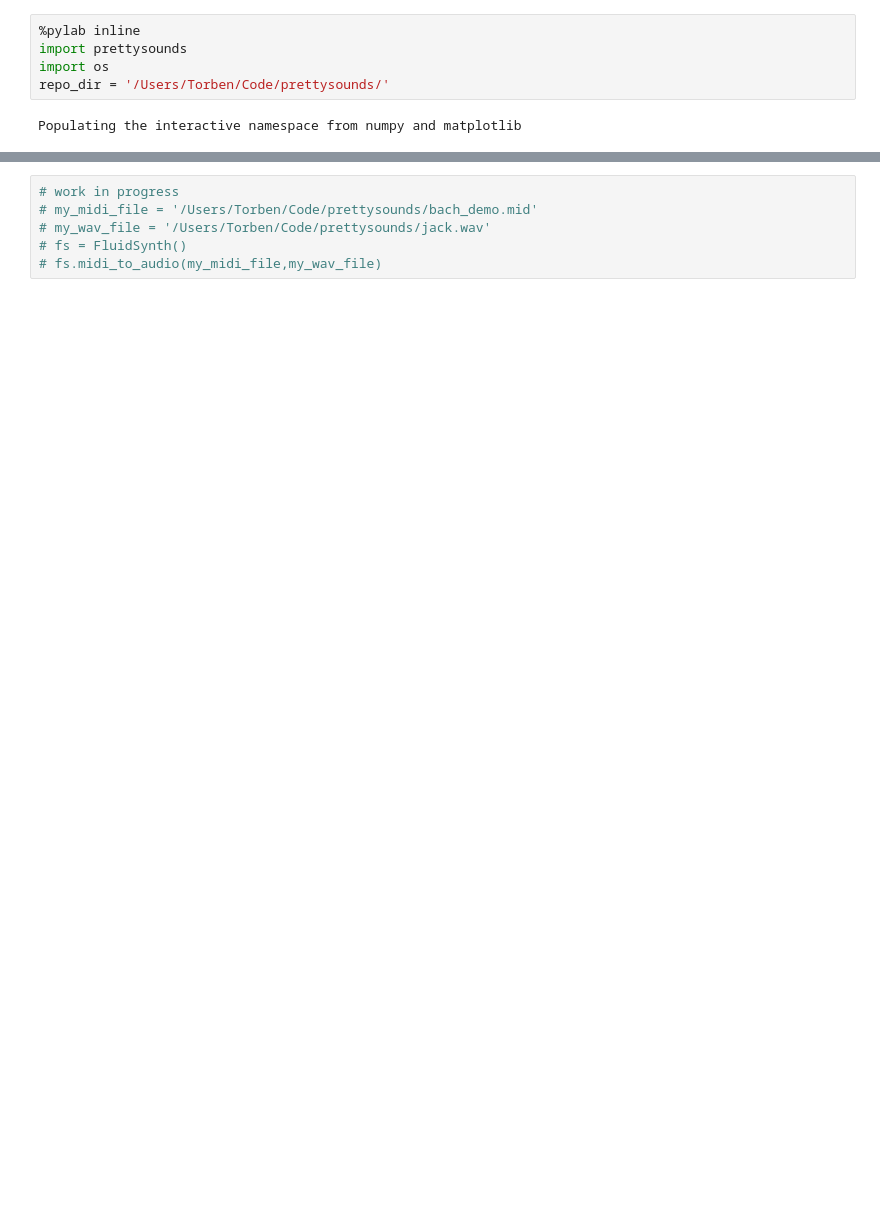
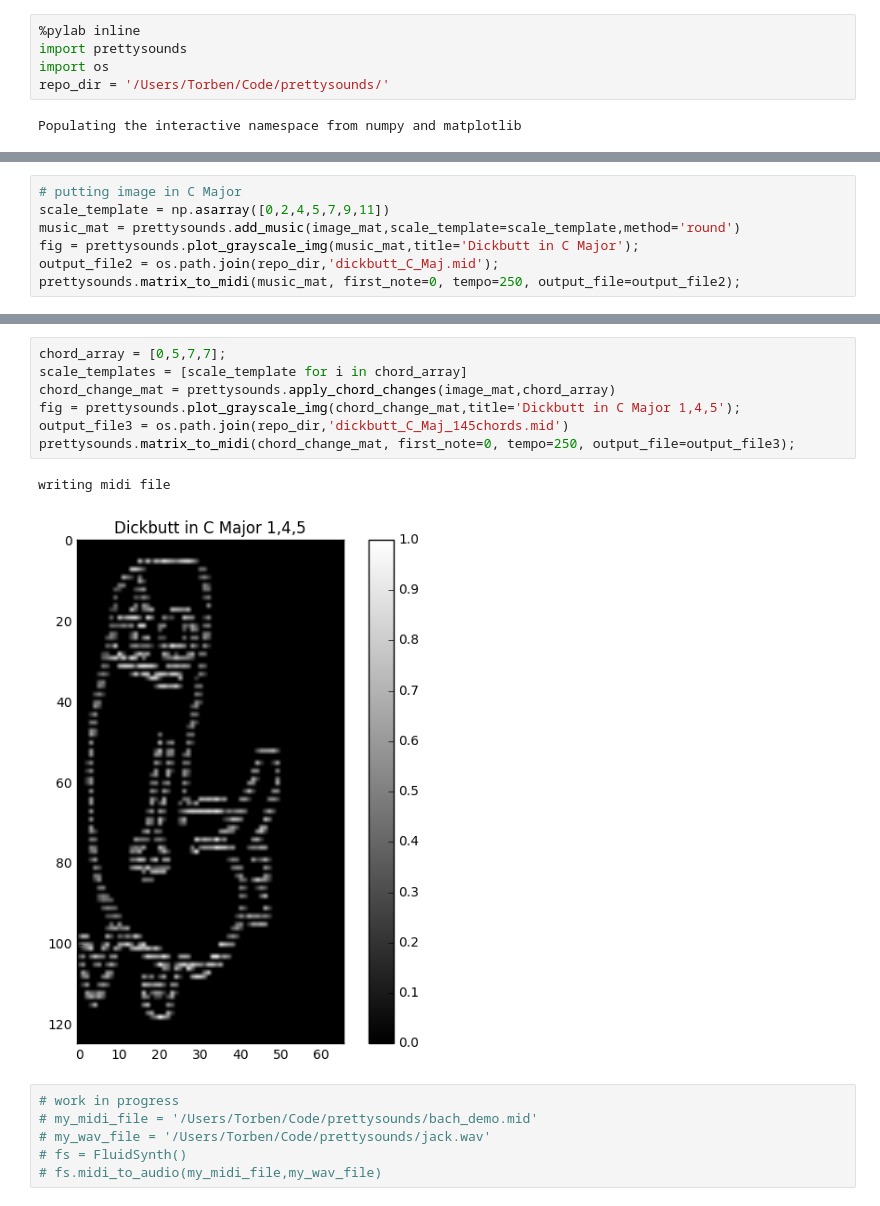
Before and after one commit to ParasKoundal/prettysounds, a Jupyter notebook: demo.ipynb, the cells around one changed output, grey strips where cells are left out. Cells and saved outputs as stored; diff of their text form; blank space fills up the shorter version.

```diff
--- a/demo.ipynb
+++ b/demo.ipynb
@@ -21,0 +23,7 @@ reshaping image to 50x125
+# %%
+# putting image in C Major
+scale_template = np.asarray([0,2,4,5,7,9,11])
+music_mat = prettysounds.add_music(image_mat,scale_template=scale_template,method='round')
+fig = prettysounds.plot_grayscale_img(music_mat,title='Dickbutt in C Major');
+output_file2 = os.path.join(repo_dir,'dickbutt_C_Maj.mid');
+prettysounds.matrix_to_midi(music_mat, first_note=0, tempo=250, output_file=output_file2);
@@ -22,3 +33,13 @@ reshaping image to 50x125
+# %%
+chord_array = [0,5,7,7];
+scale_templates = [scale_template for i in chord_array]
+chord_change_mat = prettysounds.apply_chord_changes(image_mat,chord_array)
+fig = prettysounds.plot_grayscale_img(chord_change_mat,title='Dickbutt in C Major 1,4,5');
+output_file3 = os.path.join(repo_dir,'dickbutt_C_Maj_145chords.mid')
+prettysounds.matrix_to_midi(chord_change_mat, first_note=0, tempo=250, output_file=output_file3);
+# %% [output]
+writing midi file
+[figure, added]
 # %%
 # work in progress
 # my_midi_file = '/Users/Torben/Code/prettysounds/bach_demo.mid'
```
Also changed, not shown: parts of 3 cells of this notebook, 3 other files.
